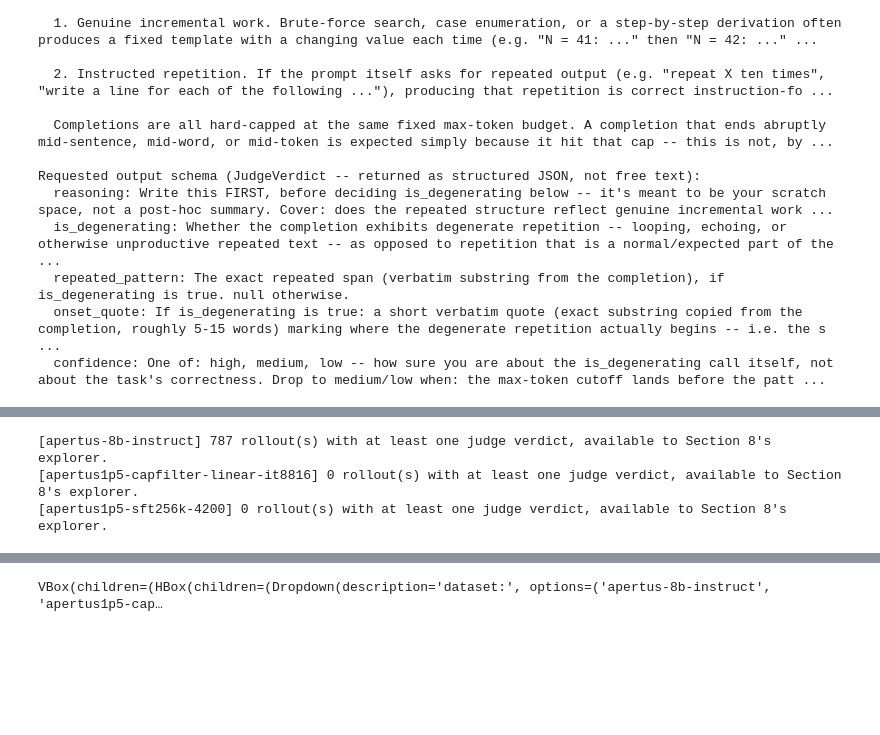
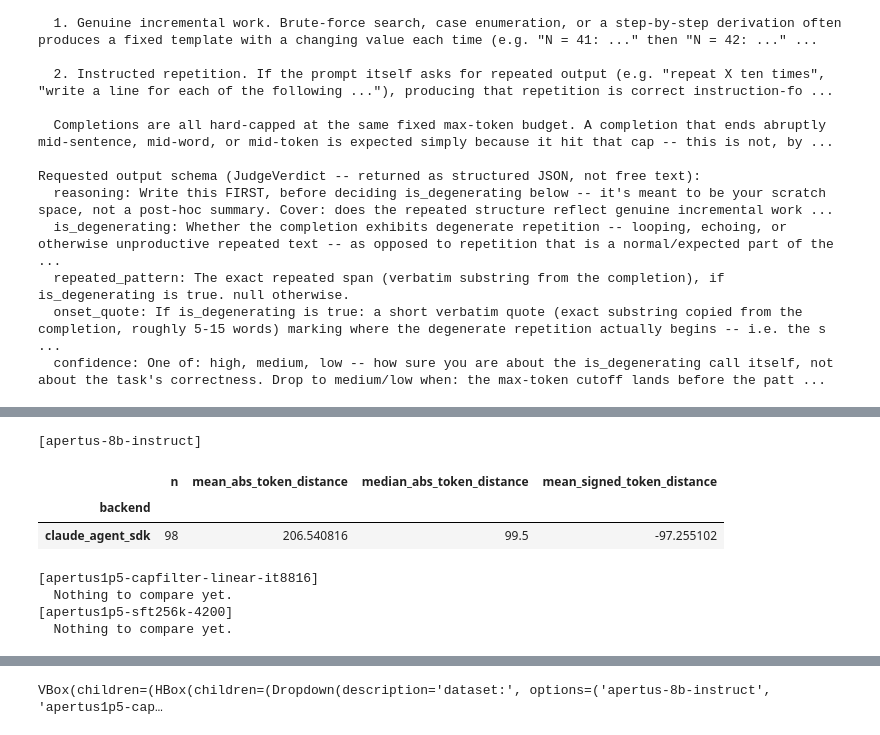
Before and after one commit to swiss-ai/degeneration-probe, a Jupyter notebook: notebooks/inspect_dataset.ipynb, the cells around one changed output, grey strips where cells are left out. Cells and saved outputs as stored; diff of their text form; code cells hidden in the pictures; blank space fills up the shorter version.

```diff
--- a/notebooks/inspect_dataset.ipynb
+++ b/notebooks/inspect_dataset.ipynb
@@ -1347,3 +1463,46 @@ for tag, d in ds.items():
+# %%
+# --- onset-position agreement: for rollouts where onset_quote was actually found (cell
+# above), how far apart (in tokens) is the LLM's onset_quote position from the
+# digit-run-normalized LRS onset position (Section 6)? Only computed where BOTH signals
+# are defined: a matched onset_quote AND a defined LRS onset (`has_onset_match`) --
+# rollouts failing either check have no meaningful "distance" to report.
+for tag, d in ds.items():
+    print(f"[{tag}]")
+    onset_quote_match_df = d.get("onset_quote_match_df", pd.DataFrame())
+    rollout_signal_df = d["rollout_signal_df"]
+    if onset_quote_match_df.empty or rollout_signal_df.empty:
+        print("  Nothing to compare yet.")
+        continue
+
+    matched = onset_quote_match_df[onset_quote_match_df["matched"]]
+    merged = matched.merge(
+        rollout_signal_df[["prompt_id", "rollout_idx", "has_onset_match", "onset_position"]],
+        on=["prompt_id", "rollout_idx"], how="left",
+    )
+    merged = merged[merged["has_onset_match"] == True]
+    if merged.empty:
+        print("  No rollouts with both a matched onset_quote and a defined LRS onset position.")
+        continue
+
+    merged["token_distance"] = merged["llm_onset_position"] - merged["onset_position"]
+    merged["abs_token_distance"] = merged["token_distance"].abs()
+
+    distance_summary = merged.groupby("backend").agg(
+        n=("abs_token_distance", "size"),
+        mean_abs_token_distance=("abs_token_distance", "mean"),
+        median_abs_token_distance=("abs_token_distance", "median"),
+        mean_signed_token_distance=("token_distance", "mean"),  # >0: LLM's onset is later than LRS's
+    )
+    display(distance_summary)
+# %% [output]
+[apertus-8b-instruct]
+|  | n | mean_abs_token_distance | median_abs_token_distance | mean_signed_token_distance |
+| backend |  |  |  |  |
+| claude_agent_sdk | 98 | 206.540816 | 99.5 | -97.255102 |
+[apertus1p5-capfilter-linear-it8816]
+  Nothing to compare yet.
+[apertus1p5-sft256k-4200]
+  Nothing to compare yet.
 # %%
 # (prompt_id, rollout_idx) -> list of verdict dicts (one per backend with an "ok" result), and
 # -> stratum string (regardless of whether judging finished yet) -- built once here so Section
@@ -1359,7 +1518,7 @@ for tag, d in ds.items():
             llm_judge_lookup.setdefault((row.prompt_id, int(row.rollout_idx)), []).append({
                 "backend": row.backend,
                 "is_degenerating": bool(row.is_degenerating),
-                "repeated_pattern": row.repeated_pattern,
+                "onset_quote": row.onset_quote,
                 "confidence": row.confidence,
                 "reasoning": row.reasoning,
             })
@@ -1374,10 +1533,6 @@ for tag, d in ds.items():
     d["llm_judge_lookup"] = llm_judge_lookup
     d["llm_judge_stratum_lookup"] = llm_judge_stratum_lookup
     print(f"[{tag}] {len(llm_judge_lookup)} rollout(s) with at least one judge verdict, available to Section 8's explorer.")
-# %% [output]
-[apertus-8b-instruct] 787 rollout(s) with at least one judge verdict, available to Section 8's explorer.
-[apertus1p5-capfilter-linear-it8816] 0 rollout(s) with at least one judge verdict, available to Section 8's explorer.
-[apertus1p5-sft256k-4200] 0 rollout(s) with at least one judge verdict, available to Section 8's explorer.
 # %% [markdown]
 ## 8. Interactive prompt/rollout explorer
 
```
Also changed, not shown: parts of 11 cells of this notebook, 1 other file.
